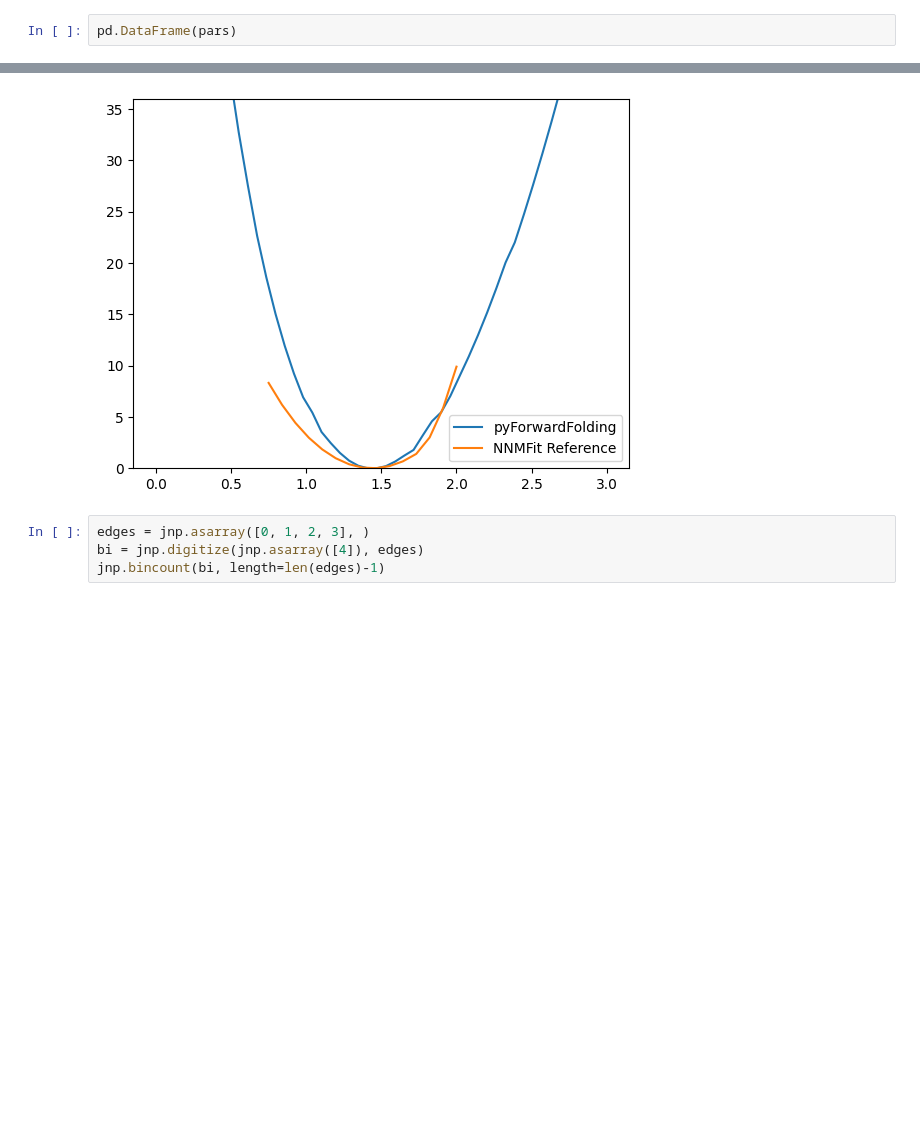
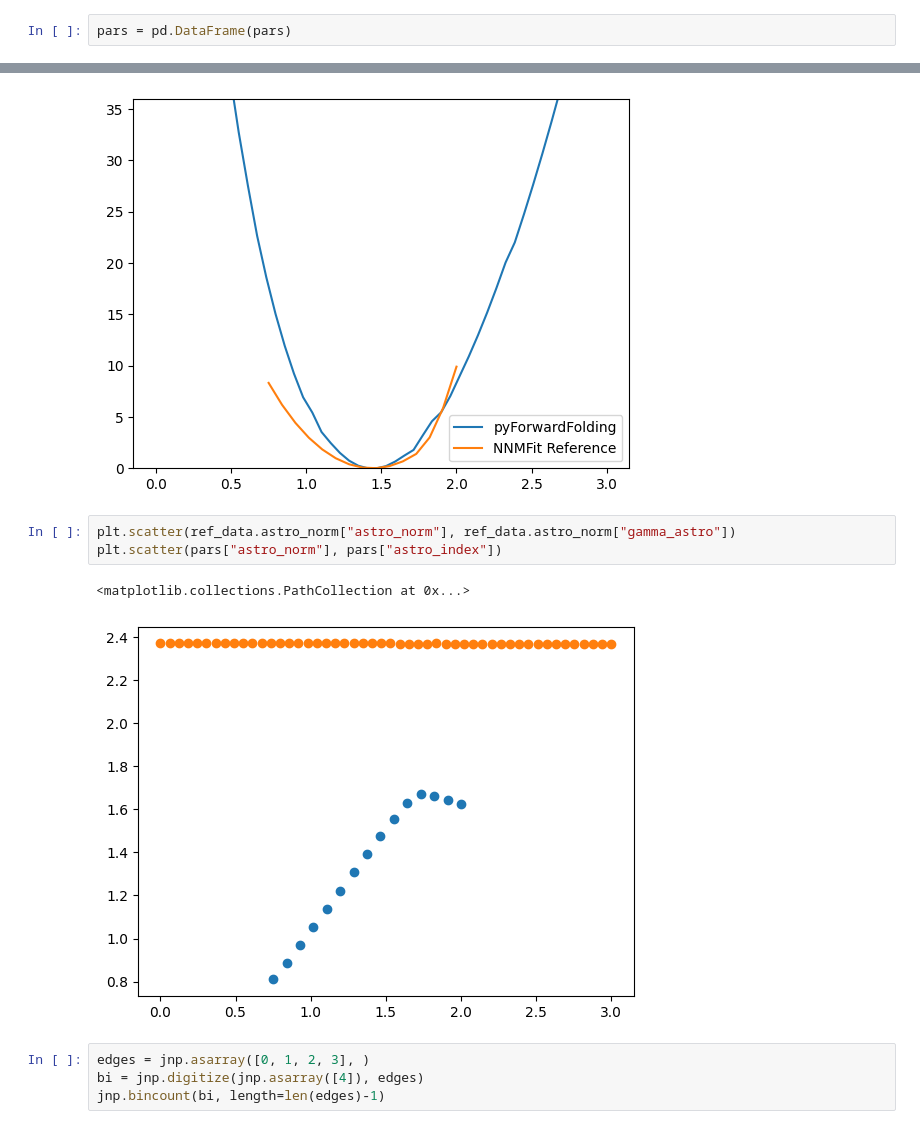
Before and after one commit to chrhck/pyForwardFolding, a Jupyter notebook: examples/Global_Fit.ipynb, the cells around one changed output, grey strips where cells are left out. Cells and saved outputs as stored; diff of their text form; blank space fills up the shorter version.

```diff
--- a/examples/Global_Fit.ipynb
+++ b/examples/Global_Fit.ipynb
@@ -279,4 +318,4 @@ for astro_norm in astro_norms:
     llhs.append(fun)
     pars.append(xmin)
 # %%
-pd.DataFrame(pars)
+pars = pd.DataFrame(pars)
@@ -308,6 +329,12 @@ plt.ylim(0, 36)
 # %% [output]
 (0.0, 36.0)
 [figure]
+# %%
+plt.scatter(ref_data.astro_norm["astro_norm"], ref_data.astro_norm["gamma_astro"])
+plt.scatter(pars["astro_norm"], pars["astro_index"])
+# %% [output]
+<matplotlib.collections.PathCollection at 0x...>
+[figure, added]
 # %%
 edges = jnp.asarray([0, 1, 2, 3], )
 bi = jnp.digitize(jnp.asarray([4]), edges)
```
Also changed, not shown: parts of 9 cells of this notebook, 2 other files.
